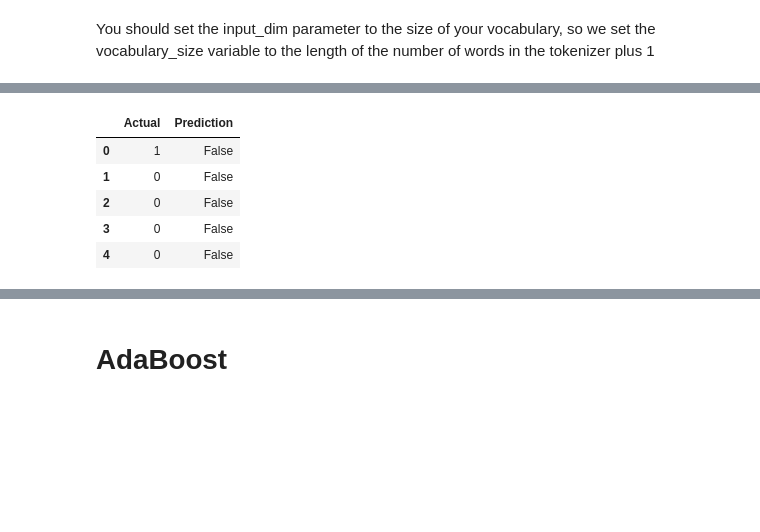
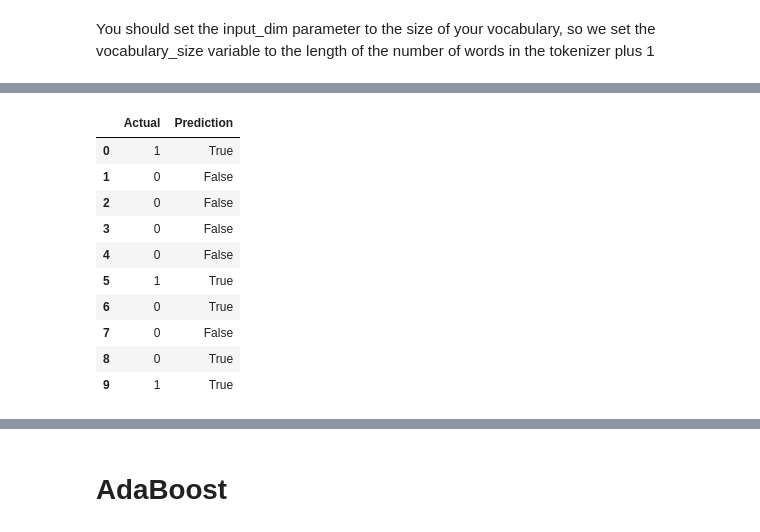
Before and after one commit to tylergehbauer/movie-survey-sentiment-analysis, a Jupyter notebook: movie_sentiment.ipynb, the cells around one changed output, grey strips where cells are left out. Cells and saved outputs as stored; diff of their text form; code cells hidden in the pictures; blank space fills up the shorter version.

```diff
--- a/movie_sentiment.ipynb
+++ b/movie_sentiment.ipynb
@@ -355,12 +353,17 @@ prediction_df = pd.DataFrame({"Actual": y_test.ravel() , "Prediction": y_pred.ra
-# %%
-prediction_df.head(5)
-# %% [output]
-|  | Actual | Prediction |
-| 0 | 1 | False |
-| 1 | 0 | False |
-| 2 | 0 | False |
-| 3 | 0 | False |
-| 4 | 0 | False |
+# %%
+prediction_lstm_df.head(10)
+# %% [output]
+|  | Actual | Prediction |
+| 0 | 1 | True |
+| 1 | 0 | False |
+| 2 | 0 | False |
+| 3 | 0 | False |
+| 4 | 0 | False |
+| 5 | 1 | True |
+| 6 | 0 | True |
+| 7 | 0 | False |
+| 8 | 0 | True |
+| 9 | 1 | True |
 # %%
 #makes the True and False into 1 and 0 to compare
 prediction_dict = {
```
Also changed, not shown: parts of 15 cells of this notebook, 2 other files.
